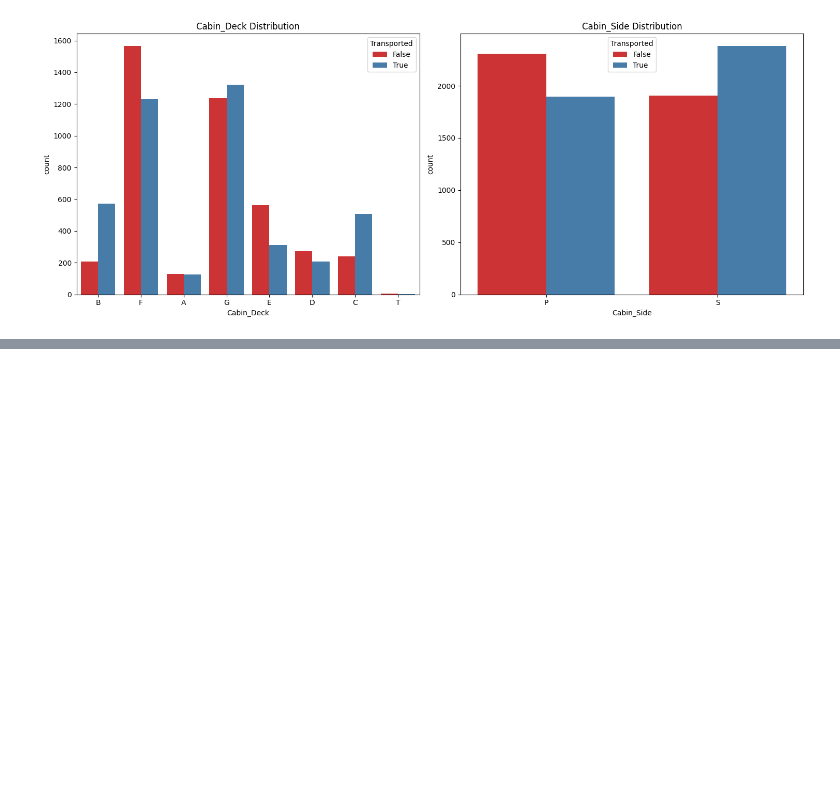
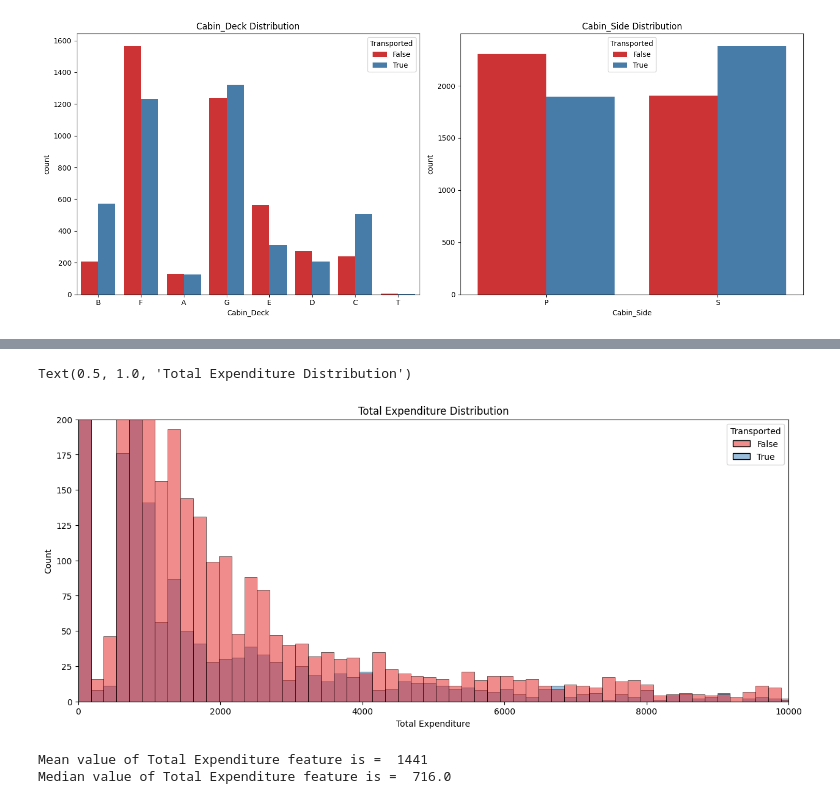
Before and after one commit to Sedenfury/Spaceship-Titanic, a Jupyter notebook: main.ipynb, the cells around one changed output, grey strips where cells are left out. Drawn from its saved outputs; the diff is of its cells as text; code cells hidden in the pictures; blank space fills up the shorter version.

```diff
--- a/main.ipynb
+++ b/main.ipynb
@@ -197,0 +308,20 @@ plt.show()
+# %%
+#Visualizing: Total Expenditure
+plt.figure(figsize=(15,6))
+sns.histplot(x="Total Expenditure", hue="Transported", data=train_df, palette="Set1",bins=200)
+plt.ylim(0,200)
+plt.xlim(0,10000)
+plt.title("Total Expenditure Distribution")
+# %% [output]
+Text(0.5, 1.0, 'Total Expenditure Distribution')
+[figure, added]
+# %%
+# some analysis on Total Expenditure
+mean = round(train_df["Total Expenditure"].mean())
+median = train_df["Total Expenditure"].median()
+
+print("Mean value of Total Expenditure feature is = ",mean)
+print("Median value of Total Expenditure feature is = ",median)
+# %% [output]
+Mean value of Total Expenditure feature is =  1441
+Median value of Total Expenditure feature is =  716.0
```
Also changed, not shown: parts of 16 cells of this notebook.
